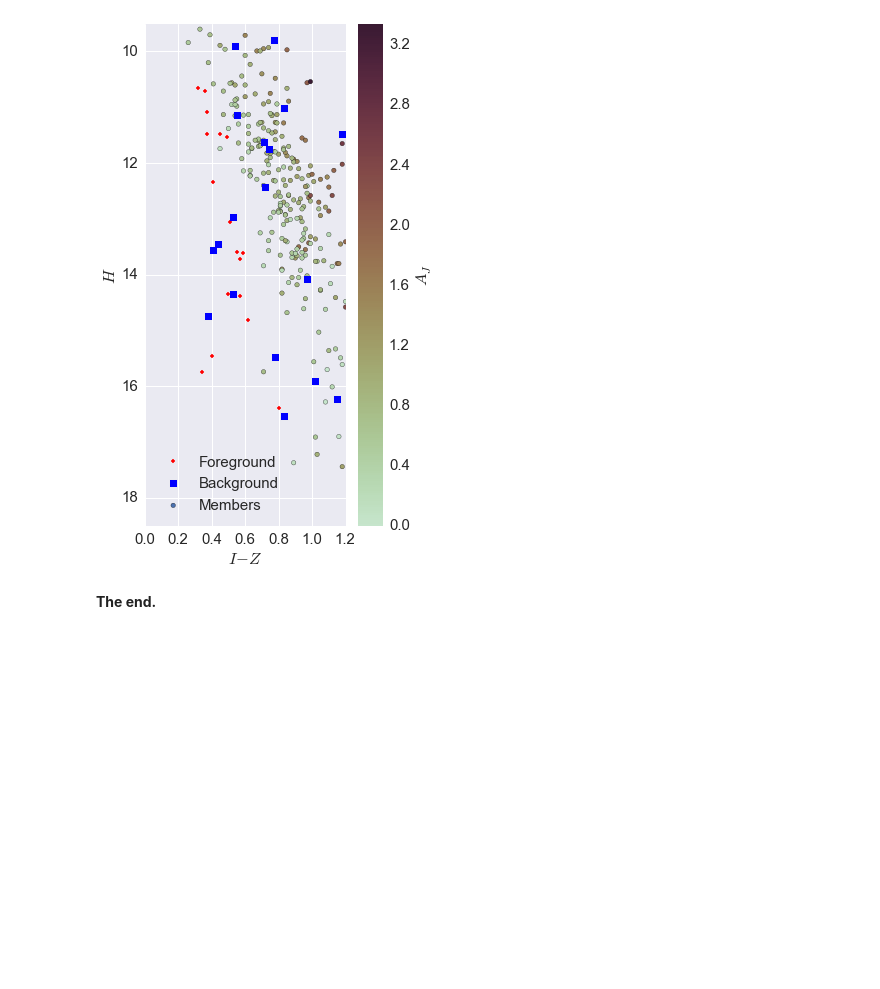
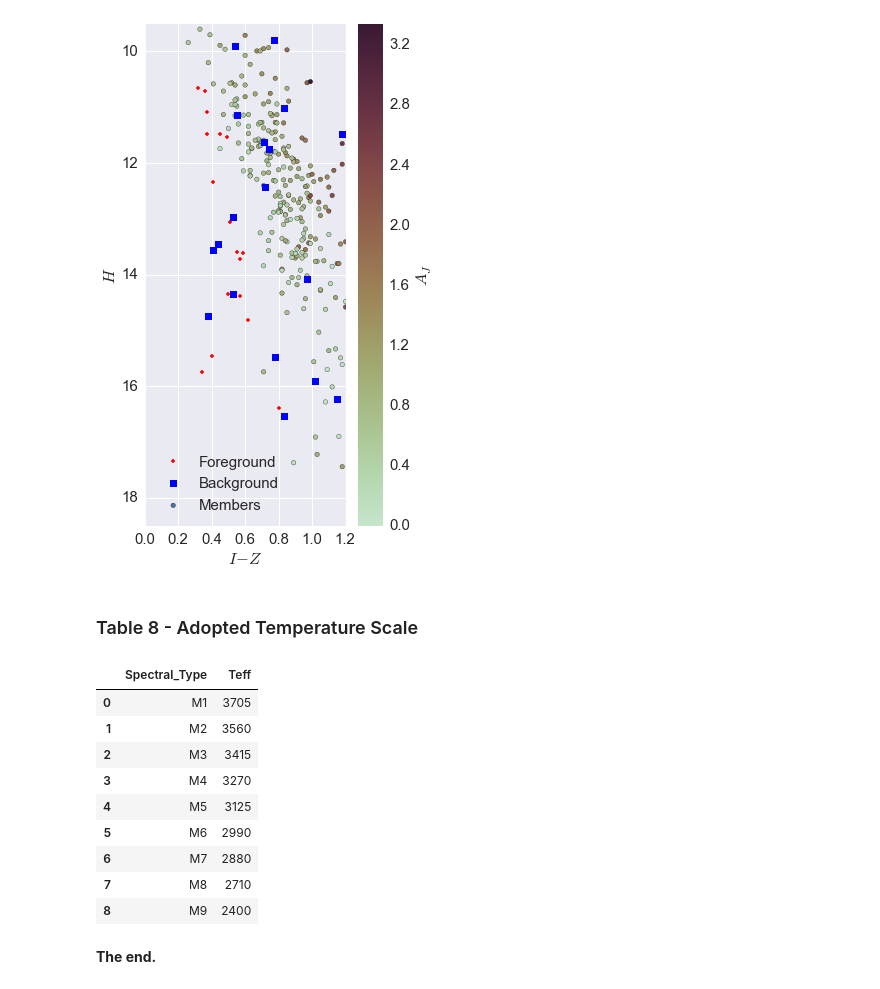
Before and after one commit to BrownDwarf/ApJdataFrames, a Jupyter notebook: notebooks/Luhman2003.ipynb, the cells around one changed output. Drawn from its saved outputs; the diff is of its cells as text; code cells hidden in the pictures; blank space fills up the shorter version.

```diff
--- a/notebooks/Luhman2003.ipynb
+++ b/notebooks/Luhman2003.ipynb
@@ -129,5 +131,23 @@ plt.legend(loc='lower left')
 # %% [output]
 <matplotlib.legend.Legend at 0x...>
 [figure]
+# %% [markdown]
+### Table 8 - Adopted Temperature Scale
+# %%
+tbl8 = pd.read_csv("http://iopscience.iop.org/0004-637X/593/2/1093/fulltext/57692.tb8.txt",
+                   names = ["Spectral_Type", "Teff"],
+                   sep = '\t')
+tbl8
+# %% [output]
+|  | Spectral_Type | Teff |
+| 0 | M1 | 3705 |
+| 1 | M2 | 3560 |
+| 2 | M3 | 3415 |
+| 3 | M4 | 3270 |
+| 4 | M5 | 3125 |
+| 5 | M6 | 2990 |
+| 6 | M7 | 2880 |
+| 7 | M8 | 2710 |
+| 8 | M9 | 2400 |
 # %% [markdown]
 **The end.**
```
Also changed, not shown: parts of 1 cell of this notebook, 2 other files.
